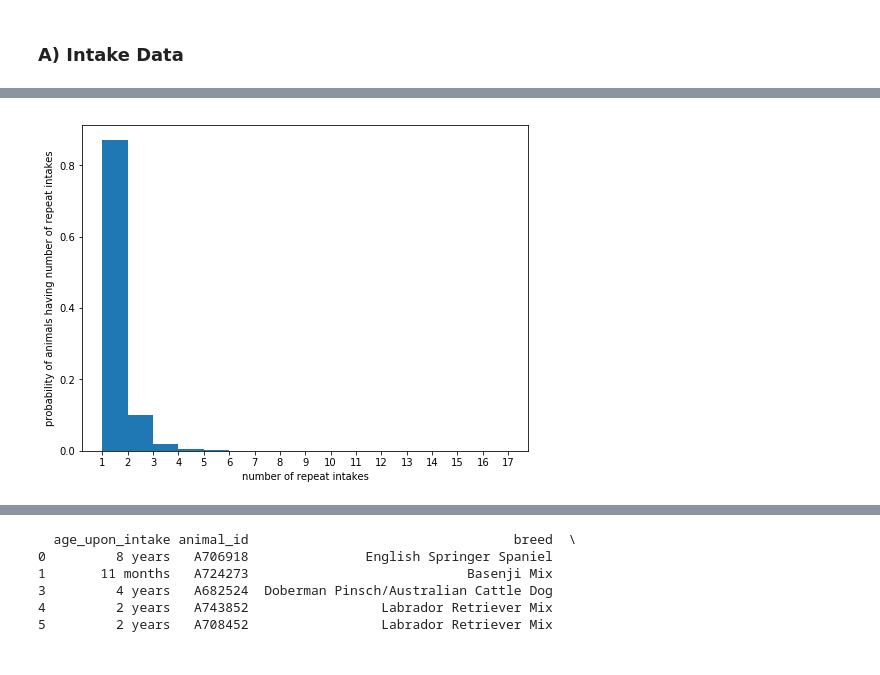
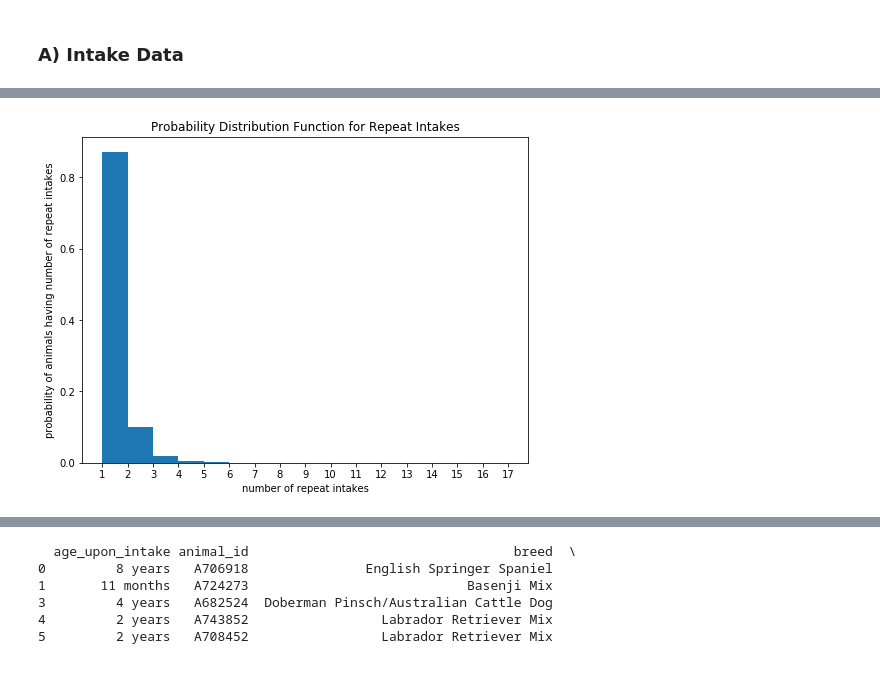
Before and after one commit to chill7627/Adoptable-Animals, a Jupyter notebook: IPYNBs/Adoptable Animals Data Wrangling.ipynb, the cells around one changed output, grey strips where cells are left out. Cells and saved outputs as stored; diff of their text form; code cells hidden in the pictures.

```diff
--- a/IPYNBs/Adoptable Animals Data Wrangling.ipynb
+++ b/IPYNBs/Adoptable Animals Data Wrangling.ipynb
@@ -77,13 +76,14 @@ dogs_in.to_csv('C:/Users/sethh/OneDrive/Desktop/Springboard/Capstone Project 2/d
 # %%
 #plot of repeat intakes probability distribution.
 plt.figure(figsize=(8,6))
 plt.hist(dogs_in.animal_id.value_counts(), bins=range(1,18), normed=True)
 plt.xticks(range(1,18))
 plt.xlabel('number of repeat intakes')
 plt.ylabel('probability of animals having number of repeat intakes')
+plt.title('Probability Distribution Function for Repeat Intakes')
 plt.show()
 # %% [output]
-[figure, old version]
+[figure, new version]
 # %%
 #drop the animal_type column now that it's all dogs
 dogs_in = dogs_in.drop(['animal_type'], axis=1)
```
Also changed, not shown: parts of 48 cells of this notebook.
